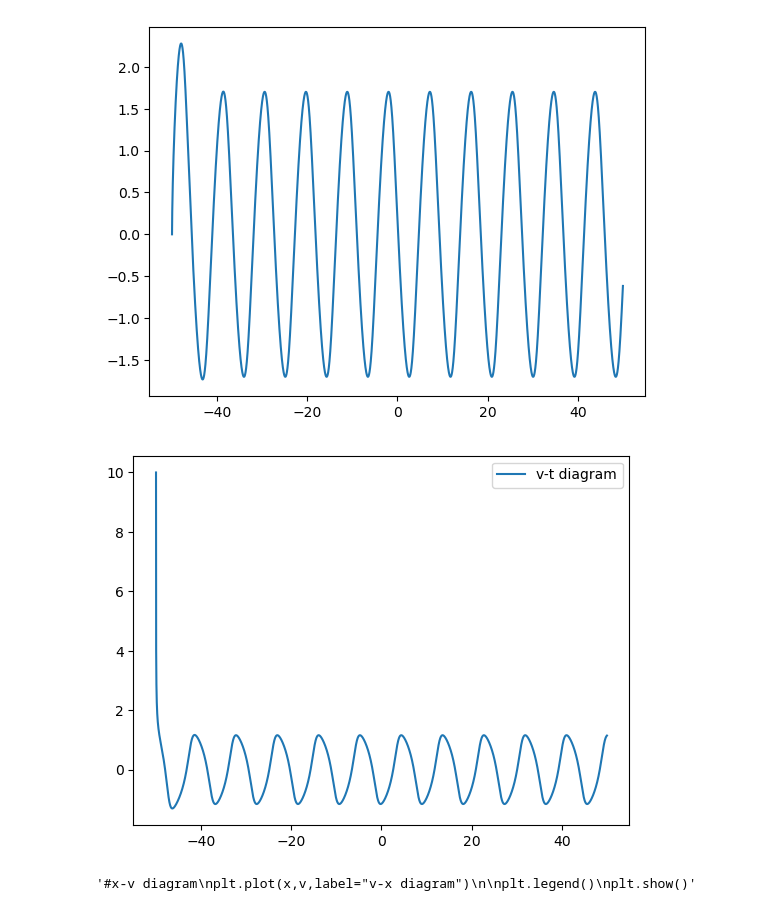
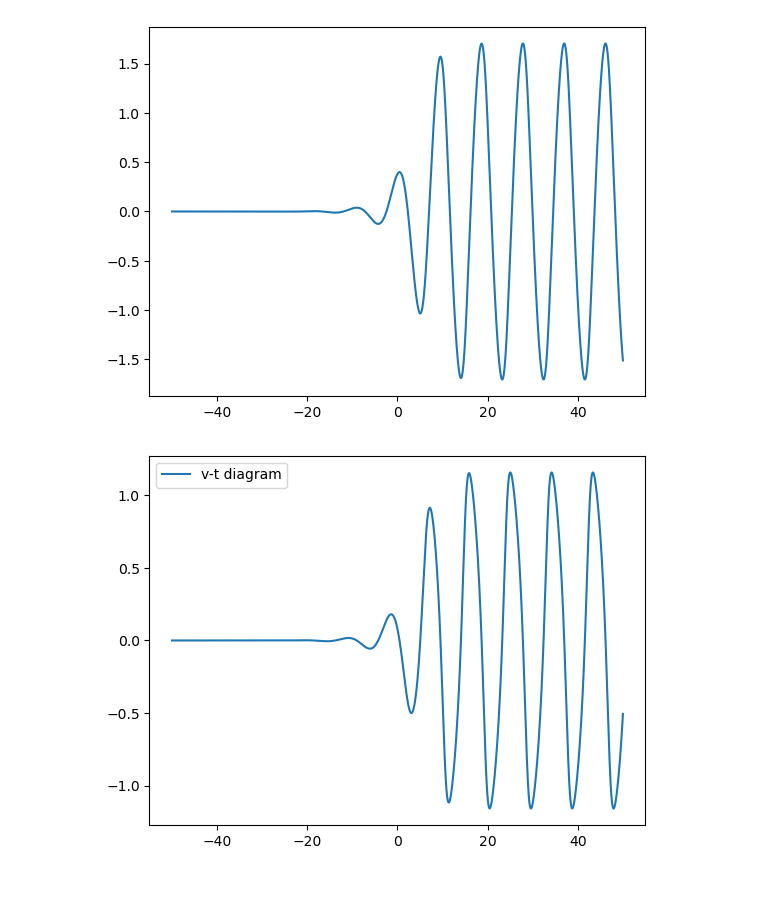
Before and after one commit to ZilD117/Comp-Physics, a Jupyter notebook: class2.ipynb, the cells around one changed output. Cells and saved outputs as stored; diff of their text form; code cells hidden in the pictures.

```diff
--- a/class2.ipynb
+++ b/class2.ipynb
@@ -11,37 +11,36 @@ m = 2
 
 omega = 5
 def methods(x0, x1, t0,t_final,delta_t):
     t = np.arange(t0,t_final,delta_t)
     x = np.zeros_like(t)
     x[0] = x0
     x[1] = x1
     for i in range(1,len(x)-1):
         x[i+1] = 2*x[i]-x[i-1]+delta_t**2*(-k/m*x[i]+a/(m*delta_t)*x[i]-a/(m*delta_t)*x[i-1]-b/(m*delta_t**3)*(x[i]**3-3*x[i]**2*x[i-1]+3*x[i]*x[i-1]**2-x[i-1]**3))
 
     return x,t
 
 # For x-t diagram
-x,t = methods(0,0.1,-50,50,0.01)
+x,t = methods(0,1e-8,-50,50,0.01)
 plt.plot(t,x,label="x-t diagram")
 plt.show()
 
 
 #for v-t diagram & Assume the initial velocity is 0
 delta_t = 0.01
 v = [(x[i+1]-x[i])/delta_t for i in range(len(x)-1)]
 t1 = np.delete(t,0)
 plt.plot(t1,v,label="v-t diagram")
 plt.legend()
 plt.show()
 
 
 
-"""#x-v diagram
-plt.plot(x,v,label="v-x diagram")
+x1 = np.delete(x,0)
+plt.plot(x1,v,label="v-x diagram")
 
 plt.legend()
-plt.show()"""
+plt.show()
 # %% [output]
-[figure, old version]
+[figure, new version]
-[figure, old version]
+[figure, new version]
-'#x-v diagram\nplt.plot(x,v,label="v-x diagram")\n\nplt.legend()\nplt.show()'
```
Also changed, not shown: parts of 1 cell of this notebook.
